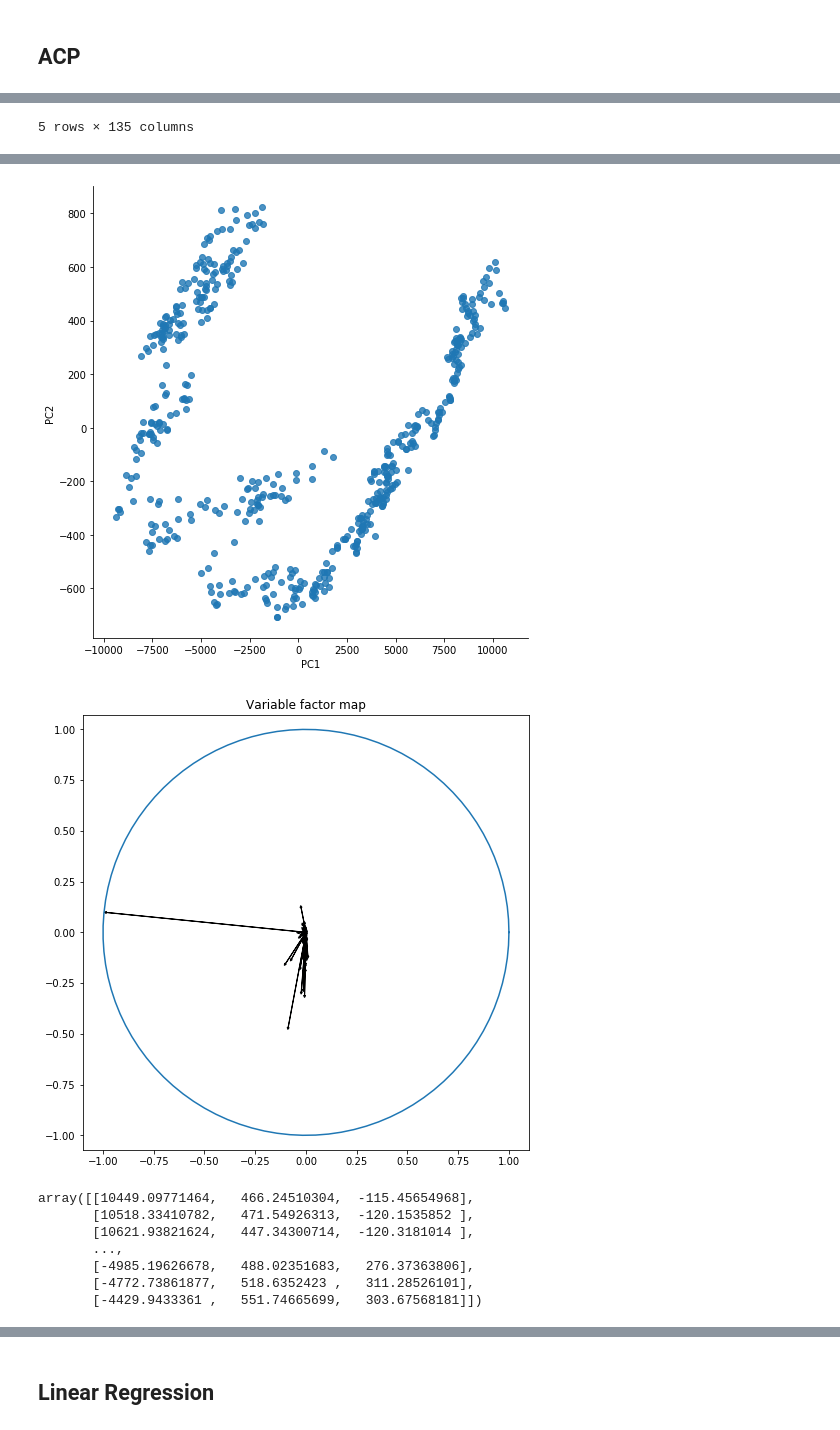
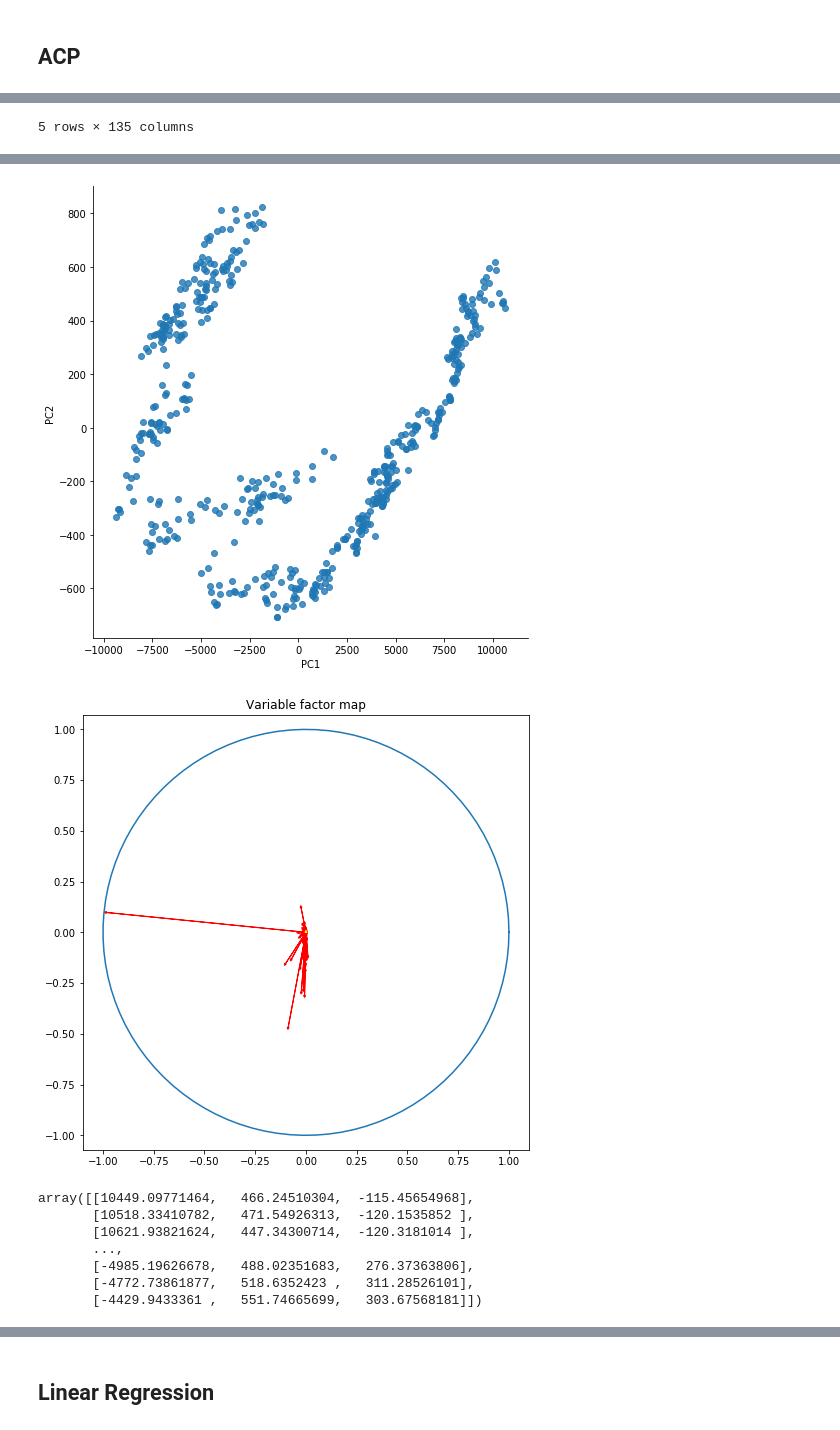
Before and after one commit to younesgueddari/Test-des-m-thodes-des-analyses-factorielles, a Jupyter notebook: AF_Python.ipynb, the cells around one changed output, grey strips where cells are left out. Drawn from its saved outputs; the diff is of its cells as text; code cells hidden in the pictures.

```diff
--- a/AF_Python.ipynb
+++ b/AF_Python.ipynb
@@ -183,7 +184,7 @@ class dataset():
         TwoYearsdata = TwoYearsdata.fillna(TwoYearsdata.mean())
         return(TwoYearsdata)
 
-    def AnalyseAcp(self, data, n_comp = 3, name='OurPrice'):
+    def AnalyseAcp(self, data, n_comp = 3):
         data_pca = data.iloc[:,1:-1]
         features = data.iloc[:,1:].columns
 
@@ -219,22 +220,23 @@ class dataset():
 
         # Plot a variable factor map for the first two dimensions.
         (fig, ax) = plt.subplots(figsize=(8, 8))
-        for i in range(0, pca.components_.shape[1]):
-            if (data_pca.columns.values[i] == name):
-                ax.arrow(0,
+        for i in range(0, pca.components_.shape[1]-1):
+            ax.arrow(0,
                         0,  # Start the arrow at the origin
                         pca.components_[0, i],  #0 for PC1
                         pca.components_[1, i],  #1 for PC2
                         head_width=0.01,
                         head_length=0.01,
-                        color ='r')
-            else:
-                ax.arrow(0,
-                        0,  # Start the arrow at the origin
-                        pca.components_[0, i],  #0 for PC1
-                        pca.components_[1, i],  #1 for PC2
-                        head_width=0.01,
-                        head_length=0.01)
+                        color= "red"
+                        )
+        ax.arrow(0,
+                0,  # Start the arrow at the origin
+                pca.components_[0, pca.components_.shape[1]-1],  #0 for PC1
+                pca.components_[1, pca.components_.shape[1]-1],  #1 for PC2
+                head_width=0.01,
+                head_length=0.01,
+                color = "yellow"
+                )
 
         #    plt.text(pca.components_[0, i] + 0.05,
         #             pca.components_[1, i] + 0.05,
@@ -501,16 +487,16 @@ array([[  1812.25724385,  -3143.78977976,    597.76869758],
 # %%
-d.AnalyseAcp(F2Ydata,3,'OurPrice')
+d.AnalyseAcp(F2Ydata,3)
 # %% [output]
 |  | prices_EMU Equity Mid-Cap | prices_EMU Equity Mix-Cap | prices_EMU Equity Small-Cap | prices_EMU Equity Small-Cap Growth | ... |
 | 0 | 245.93 | 368.292 | 171.853 | 458.603 | ... |
 | 1 | 245.565 | 369.184 | 172.171 | 460.46 | ... |
 | 2 | 245.739 | 368.836 | 172.715 | 462.612 | ... |
 | 3 | 244.802 | 366.883 | 172.376 | 462.147 | ... |
 | 4 | 244.437 | 366.405 | 171.348 | 459.597 | ... |
 5 rows × 135 columns
 [figure]
 [figure]
-[figure, old version]
+[figure, new version]
 array([[10449.09771464,   466.24510304,  -115.45654968],
        [10518.33410782,   471.54926313,  -120.1535852 ],
        [10621.93821624,   447.34300714,  -120.3181014 ],
```
Also changed, not shown: parts of 4 cells of this notebook.
